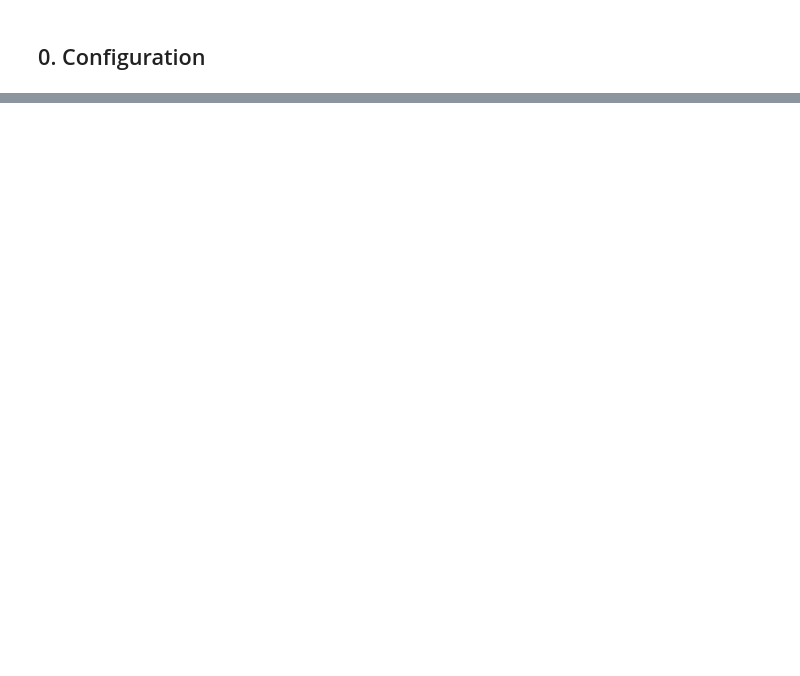
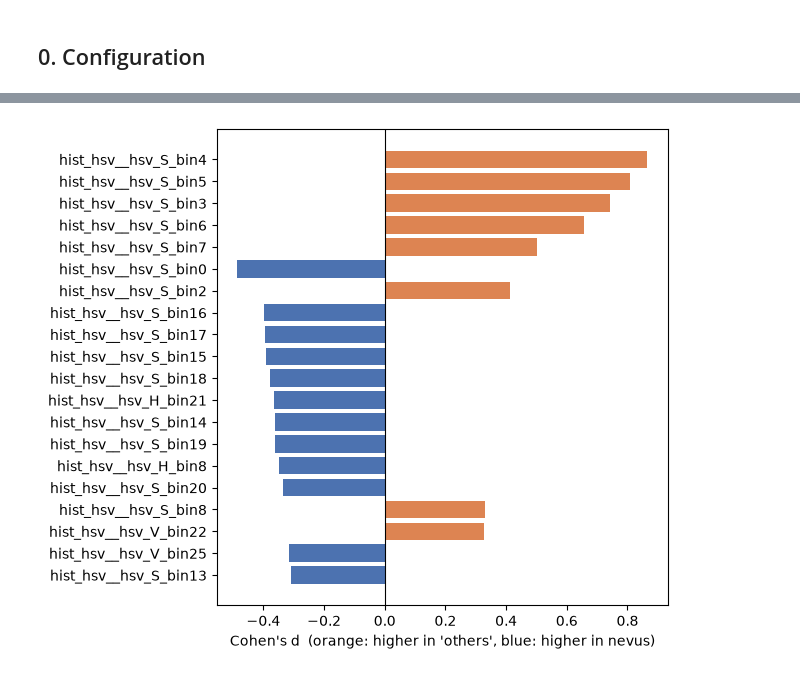
Before and after one commit to marmontesinos-Unicas/Melanoma-Challenge-ML-UdG, a Jupyter notebook: Binary/03_binary_baseline_color.ipynb, the cells around one changed output, grey strips where cells are left out. Saved outputs shown, nothing was run; the diff lists cells and outputs as text; code cells hidden in the pictures; blank space fills up the shorter version.

```diff
--- a/Binary/03_binary_baseline_color.ipynb
+++ b/Binary/03_binary_baseline_color.ipynb
@@ -152,0 +33,6 @@ Both use 5-fold cross-validation on the **training set only**. Before scaling, t
+# %%
+FEAT_DIR = PROJECT_ROOT / "features"
+
+GROUPS = ["hist_hsv"]       # e.g. ["hist_hsv"], ["moments_hsv"], ["moments_hsv", "moments_lab"], ...
+HELLINGER = True            # sqrt of histogram values (better distances for kNN / LogReg)
+N_JOBS = -1
@@ -152,0 +41,14 @@ Both use 5-fold cross-validation on the **training set only**. Before scaling, t
+# %%
+train, val = pd.read_csv(FEAT_DIR / "train.csv"), pd.read_csv(FEAT_DIR / "val.csv")
+print("available groups:")
+for g in feature_groups(train.columns):
+    print(f"  {g:16s} {GROUP_INFO.get(g, '')}")
+
+F_train, F_val = select_groups(train, GROUPS), select_groups(val, GROUPS)
+y_train, y_val = train["y"].values, val["y"].values
+LABELS = ["nevus", "others"]
+X_train, X_val = F_train.values.astype(np.float64), F_val.values.astype(np.float64)
+if HELLINGER:
+    hist = [i for i, c in enumerate(F_train.columns) if c.startswith(("hist_", "hist3d_"))]
+    X_train[:, hist], X_val[:, hist] = np.sqrt(X_train[:, hist]), np.sqrt(X_val[:, hist])
+print("\nGROUPS:", GROUPS, "->", X_train.shape[1], "features |", len(y_train), "train,", len(y_val), "val")
@@ -152,0 +75,11 @@ Both use 5-fold cross-validation on the **training set only**. Before scaling, t
+# %%
+# Which features separate the classes? Effect size (Cohen's d) on train, top 20
+d = (F_train[y_train == 1].mean() - F_train[y_train == 0].mean()) / (F_train.std() + 1e-9)
+top = d.reindex(d.abs().sort_values(ascending=False).index)[:20]
+fig, ax = plt.subplots(figsize=(6.5, 5.5))
+ax.barh(top.index[::-1], top.values[::-1], color=np.where(top.values[::-1] > 0, "#DD8452", "#4C72B0"))
+ax.axvline(0, color="k", lw=0.8)
+ax.set_xlabel("Cohen's d  (orange: higher in 'others', blue: higher in nevus)")
+plt.tight_layout(); plt.show()
+# %% [output]
+[figure, added]
```
Also changed, not shown: parts of 21 cells of this notebook, 15 other files.
